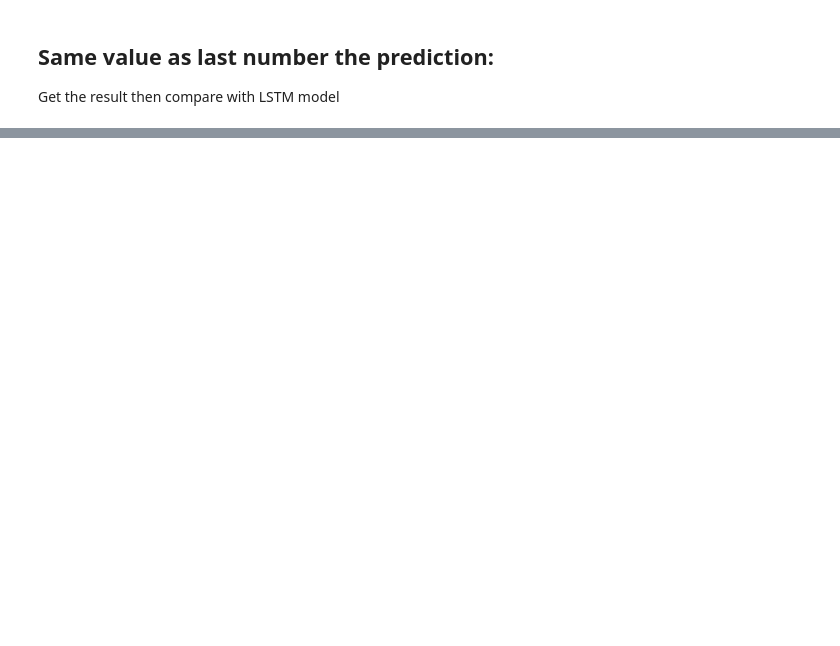
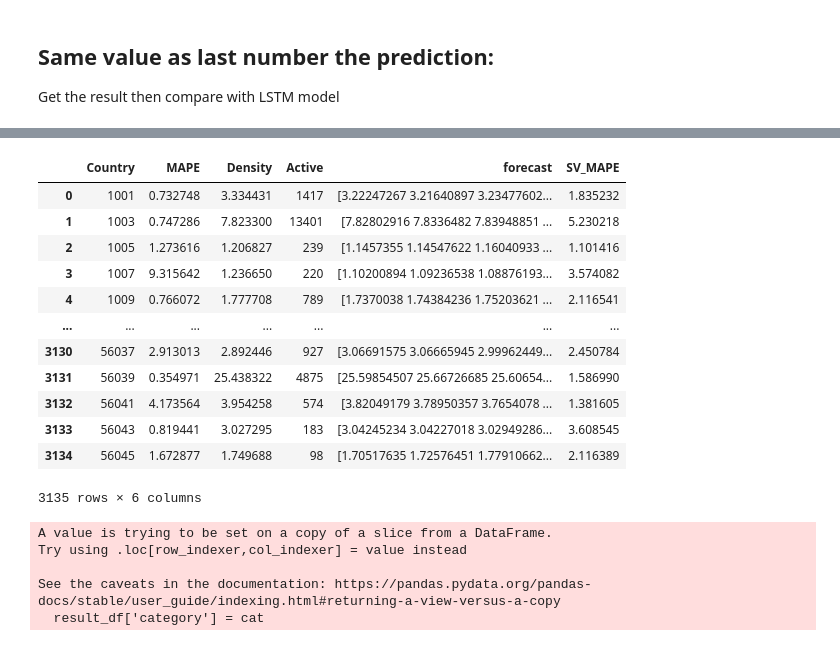
Before and after one commit to masaichig0/Kaggle_godaddy_competition, a Jupyter notebook: feature_engineering.ipynb, the cells around one changed output, grey strips where cells are left out. Cells and saved outputs as stored; diff of their text form; code cells hidden in the pictures; blank space fills up the shorter version.

```diff
--- a/feature_engineering.ipynb
+++ b/feature_engineering.ipynb
@@ -555,0 +597,66 @@ Get the result then compare with LSTM model
+# %%
+# Next get rsult with all the same values
+IDS = train.cfips.unique()
+x_train = np.arange(31).reshape((-1,1))
+x_test = np.arange(31,39).reshape((-1,1))
+
+# Based on the Chris's rule, SMAPE > THRESHOLD -> Use linear regrssion
+mapes = []
+forecast = []
+
+for cfips in IDS:
+    c = cfips
+
+    df = train.loc[train['cfips'] == c]
+    last = df['microbusiness_density'].values[-9]
+
+
+    preds = [last]*8
+    test_label = np.expand_dims(np.array(train[train['cfips'] == c]['microbusiness_density'][31:39]), axis=0)
+    results = evaluate_preds(test_label, preds)
+    m = results['mape']
+    #forecasts.append(np.array(preds).reshape((-1)))
+    mapes.append(m)
+
+
+results_lstm['SV_MAPE'] = mapes
+# %%
+results_lstm
+# %% [output]
+|  | Country | MAPE | Density | Active | forecast | SV_MAPE |
+| 0 | 1001 | 0.732748 | 3.334431 | 1417 | [3.22247267 3.21640897 3.23477602... | 1.835232 |
+| 1 | 1003 | 0.747286 | 7.823300 | 13401 | [7.82802916 7.8336482 7.83948851 ... | 5.230218 |
+| 2 | 1005 | 1.273616 | 1.206827 | 239 | [1.1457355 1.14547622 1.16040933 ... | 1.101416 |
+| 3 | 1007 | 9.315642 | 1.236650 | 220 | [1.10200894 1.09236538 1.08876193... | 3.574082 |
+| 4 | 1009 | 0.766072 | 1.777708 | 789 | [1.7370038 1.74384236 1.75203621 ... | 2.116541 |
+| ... | ... | ... | ... | ... | ... | ... |
+| 3130 | 56037 | 2.913013 | 2.892446 | 927 | [3.06691575 3.06665945 2.99962449... | 2.450784 |
+| 3131 | 56039 | 0.354971 | 25.438322 | 4875 | [25.59854507 25.66726685 25.60654... | 1.586990 |
+| 3132 | 56041 | 4.173564 | 3.954258 | 574 | [3.82049179 3.78950357 3.7654078 ... | 1.381605 |
+| 3133 | 56043 | 0.819441 | 3.027295 | 183 | [3.04245234 3.04227018 3.02949286... | 3.608545 |
+| 3134 | 56045 | 1.672877 | 1.749688 | 98 | [1.70517635 1.72576451 1.77910662... | 2.116389 |
+3135 rows × 6 columns
+# %%
+result_df = results_lstm[['Country', 'MAPE', "SV_MAPE", 'Active']]
+
+# Compare those three numbers and categorize by the best score.
+best_scores = result_df.min(axis='columns')
+
+cat = []
+for i, m in enumerate(best_scores):
+    if m == result_df['MAPE'].iloc[i]:
+        category = 'lstm'
+        cat.append(category)
+    elif m == result_df['SV_MAPE'].iloc[i]:
+        category = "SV"
+        cat.append(category)
+    else:
+        category = "SV"
+        cat.append(category)
+result_df['category'] = cat
+# %% [output]
+A value is trying to be set on a copy of a slice from a DataFrame.
+Try using .loc[row_indexer,col_indexer] = value instead
+
+See the caveats in the documentation: https://pandas.pydata.org/pandas-docs/stable/user_guide/indexing.html#returning-a-view-versus-a-copy
+  result_df['category'] = cat
```
Also changed, not shown: parts of 20 cells of this notebook, 2 other files.
